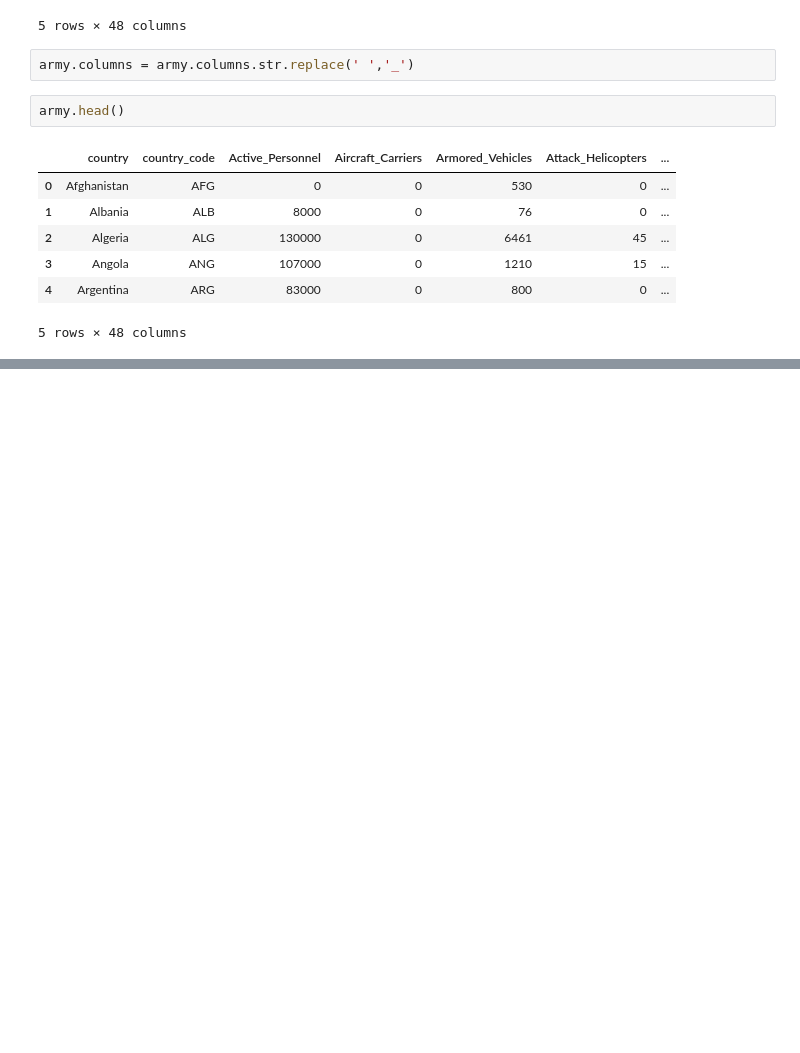
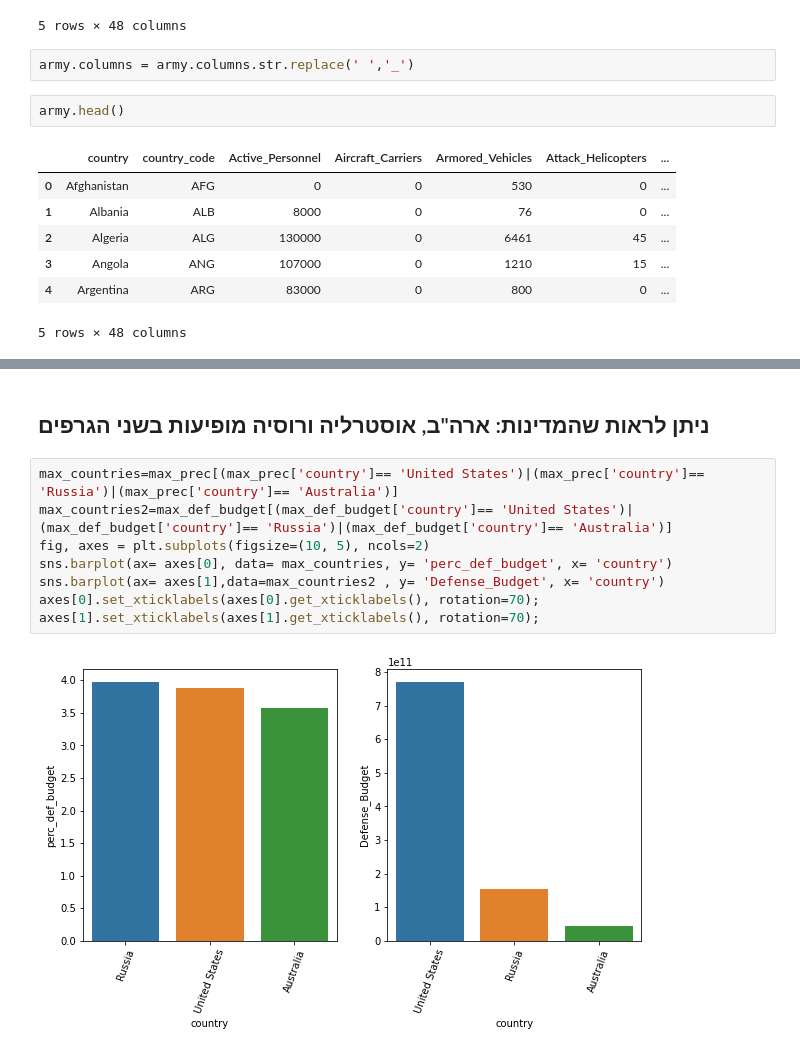
Before and after one commit to mayas9/army-project, a Jupyter notebook: project.ipynb, the cells around one changed output, grey strips where cells are left out. Drawn from its saved outputs; the diff is of its cells as text; blank space fills up the shorter version.

```diff
--- a/project.ipynb
+++ b/project.ipynb
@@ -59,0 +81,12 @@ ValueError: No axis named 10 for object type Series
+# %% [markdown]
+## ניתן לראות שהמדינות: ארה"ב, אוסטרליה ורוסיה מופיעות בשני הגרפים
+# %%
+max_countries=max_prec[(max_prec['country']== 'United States')|(max_prec['country']== 'Russia')|(max_prec['country']== 'Australia')]
+max_countries2=max_def_budget[(max_def_budget['country']== 'United States')|(max_def_budget['country']== 'Russia')|(max_def_budget['country']== 'Australia')]
+fig, axes = plt.subplots(figsize=(10, 5), ncols=2)
+sns.barplot(ax= axes[0], data= max_countries, y= 'perc_def_budget', x= 'country')
+sns.barplot(ax= axes[1],data=max_countries2 , y= 'Defense_Budget', x= 'country')
+axes[0].set_xticklabels(axes[0].get_xticklabels(), rotation=70);
+axes[1].set_xticklabels(axes[1].get_xticklabels(), rotation=70);
+# %% [output]
+[figure, added]
```
Also changed, not shown: parts of 22 cells of this notebook.
